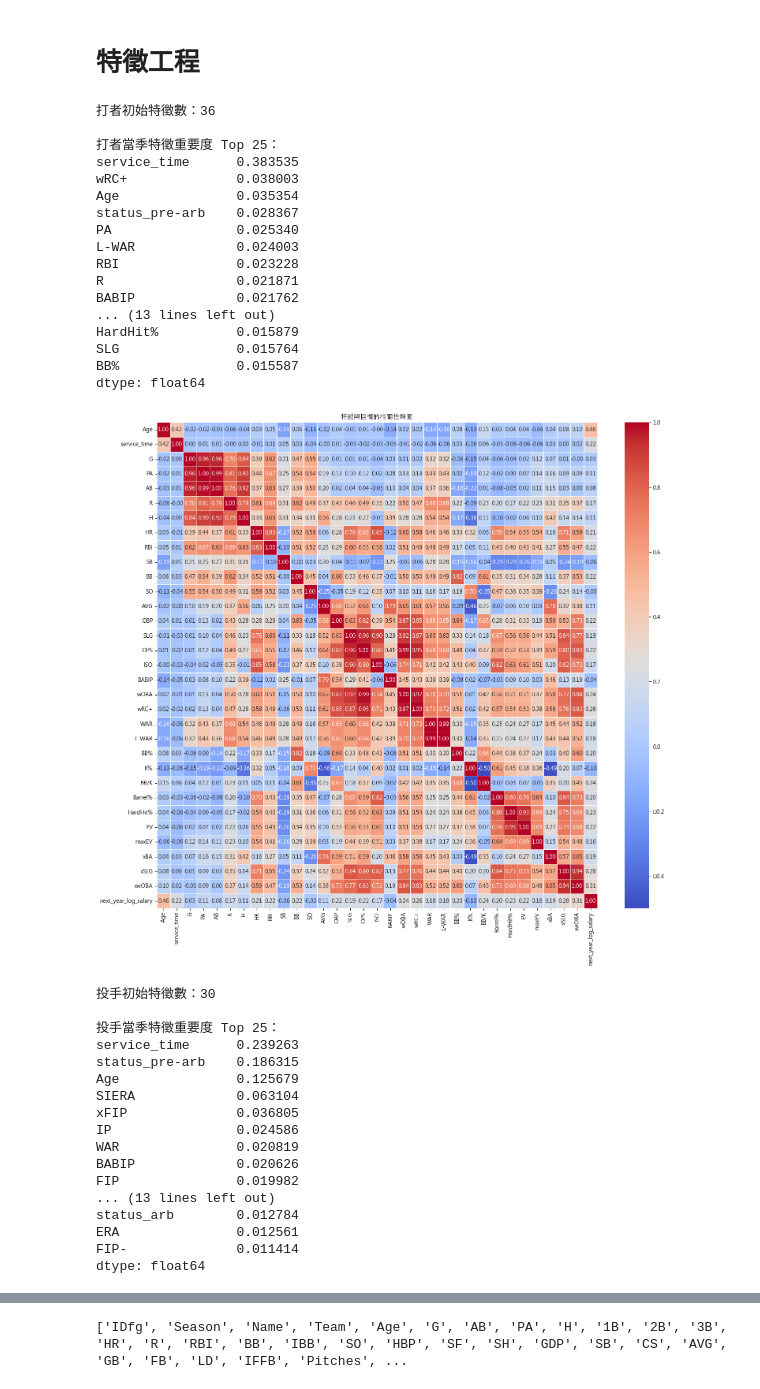
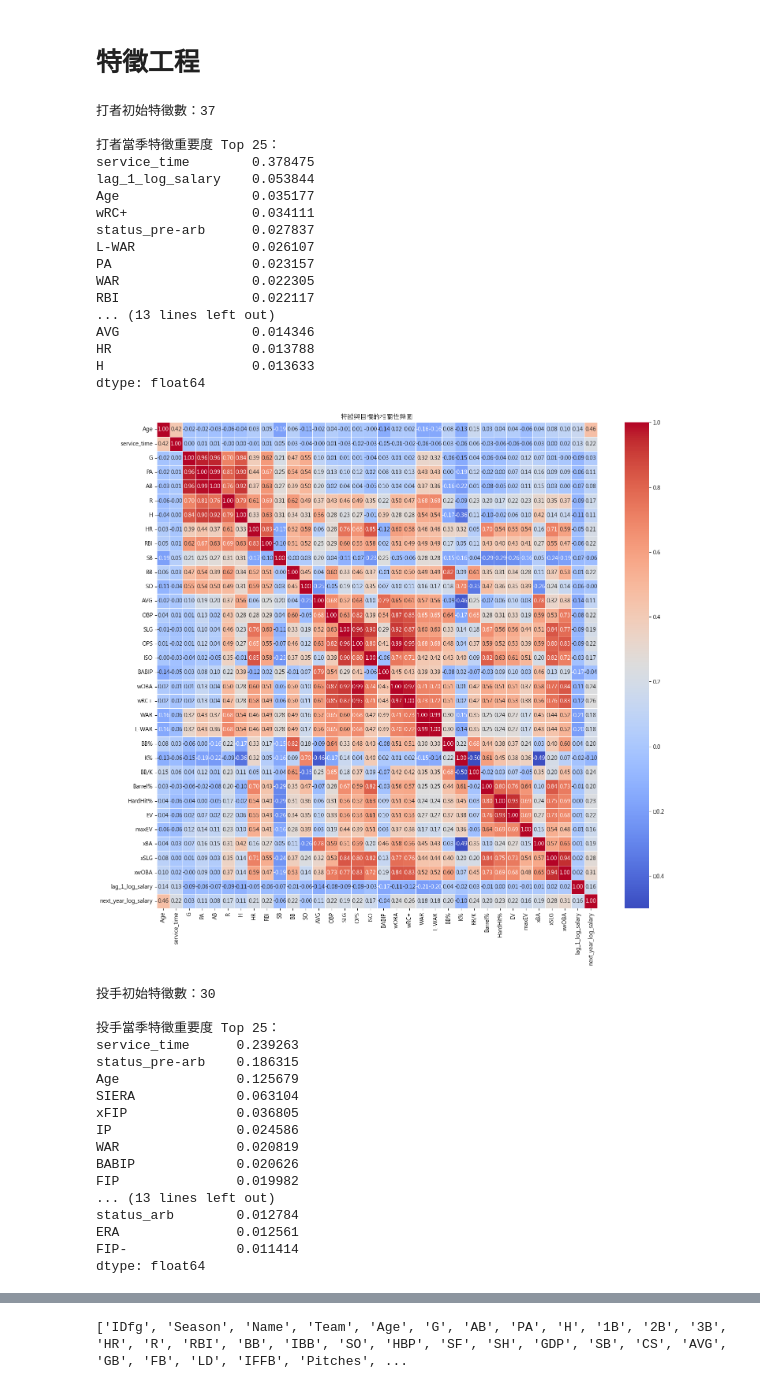
Before and after one commit to joshninjatw/mlb-salary-prediction, a Jupyter notebook: Untitled.ipynb, the cells around one changed output, grey strips where cells are left out. Drawn from its saved outputs; the diff is of its cells as text; code cells hidden in the pictures.

Commit message:
experiment: batter model v5 - add lag_1_log_salary, test R² 0.2568 (unexpected drop, possible collinearity with service_time)

```diff
--- a/Untitled.ipynb
+++ b/Untitled.ipynb
@@ -151,6 +151,12 @@ pitching_df = pd.get_dummies(
     drop_first=False
 )
 
+# 加入 lag_1_log_salary
+batting_df['lag_1_log_salary'] = batting_df.groupby('name_clean')['Salary'].shift(1).pipe(np.log1p)
+batting_df['lag_1_log_salary'] = batting_df['lag_1_log_salary'].fillna(0)
+
+
+
 print(batting_df.head())
 print(pitching_df.head())
 print(batting_df[batting_df.name_clean=='mookiebetts'].sort_values('Year')[['name_clean', 'Year', 'Salary', 'next_year_salary', 'WAR', 'L-WAR']])
@@ -199,6 +205,11 @@ batter_core_features = [
     'Barrel%', 'HardHit%', 'EV', 'maxEV', # Statcast 力量
     'xBA', 'xSLG', 'xwOBA'              # Statcast 預期
 ]
+
+# 加入 lag_1_log_salary
+
+batter_core_features.append('lag_1_log_salary')
+
 
 # 加入 status的one-hot 欄位
 status_columns = [col for col in batting_df.columns if col.startswith('status_')]
@@ -249,6 +260,9 @@ b_final = [
     'HR', 'xBA', 'maxEV', 'HardHit%', 'SLG'
 ]
 
+# 加入 lag_1_log_salary
+
+b_final.append('lag_1_log_salary')
 
 
 
@@ -293,47 +307,47 @@ importances_p = importances_p.sort_values(ascending=False)
 print("\n投手當季特徵重要度 Top 25：")
 print(importances_p.head(25))
 
 
 # 畫熱圖檢查共線性
 
 # 只看數值型特徵（排除 one-hot）
 p_numeric_features = [f for f in pitcher_features if f not in
                     [col for col in pitching_df.columns if col.startswith(('status_'))]]
 
 p_corr_matrix = pitching_df[p_numeric_features + ['next_year_log_salary']].corr()
 
 # 畫熱圖
 plt.figure(figsize=(18, 16))
 sns.heatmap(p_corr_matrix, annot=True, cmap='coolwarm', fmt='.2f', linewidths=0.5)
 plt.title("特徵與目標的相關性熱圖")
 plt.show()
 
 # 手動刪除高共線性特徵（刪了 G, FIP, xFIP, BB%, K%, EV, status_arb, FIP-）
 p_final = [
     'service_time', 'status_pre-arb', 'Age', 'SIERA', 'IP', 'WAR','BABIP',
     'BB/9', 'K/9', 'HardHit%','LOB%', 'Barrel%', 'K-BB%', 'WHIP', 'W',
     'HR/9', 'ERA'
 
 ]
 # %% [output]
-打者初始特徵數：36
+打者初始特徵數：37
 
 打者當季特徵重要度 Top 25：
-service_time      0.383535
-wRC+              0.038003
-Age               0.035354
-status_pre-arb    0.028367
-PA                0.025340
-L-WAR             0.024003
-RBI               0.023228
-R                 0.021871
-BABIP             0.021762
+service_time        0.378475
+lag_1_log_salary    0.053844
+Age                 0.035177
+wRC+                0.034111
+status_pre-arb      0.027837
+L-WAR               0.026107
+PA                  0.023157
+WAR                 0.022305
+RBI                 0.022117
 ... (13 lines left out)
-HardHit%          0.015879
-SLG               0.015764
-BB%               0.015587
+AVG                 0.014346
+HR                  0.013788
+H                   0.013633
 dtype: float64
-[figure, old version]
+[figure, new version]
 投手初始特徵數：30
 
 投手當季特徵重要度 Top 25：
```
Also changed, not shown: parts of 3 cells of this notebook.
